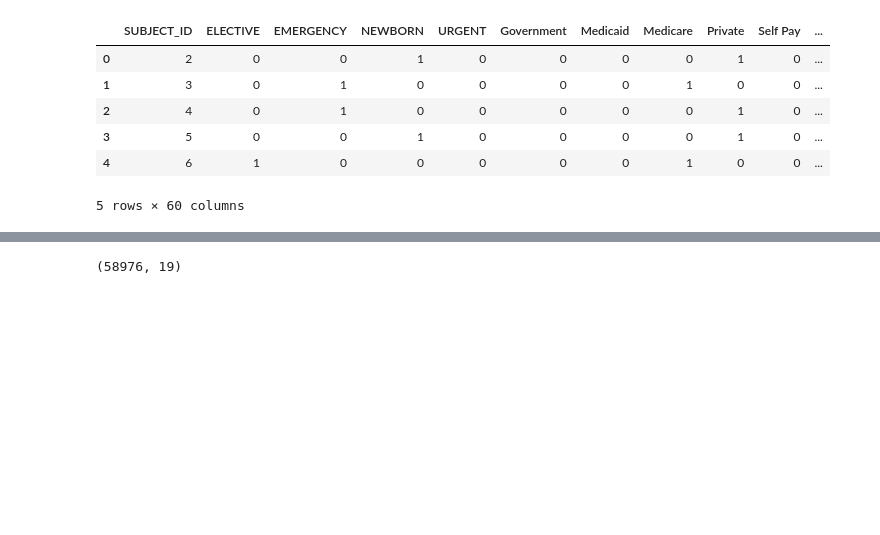
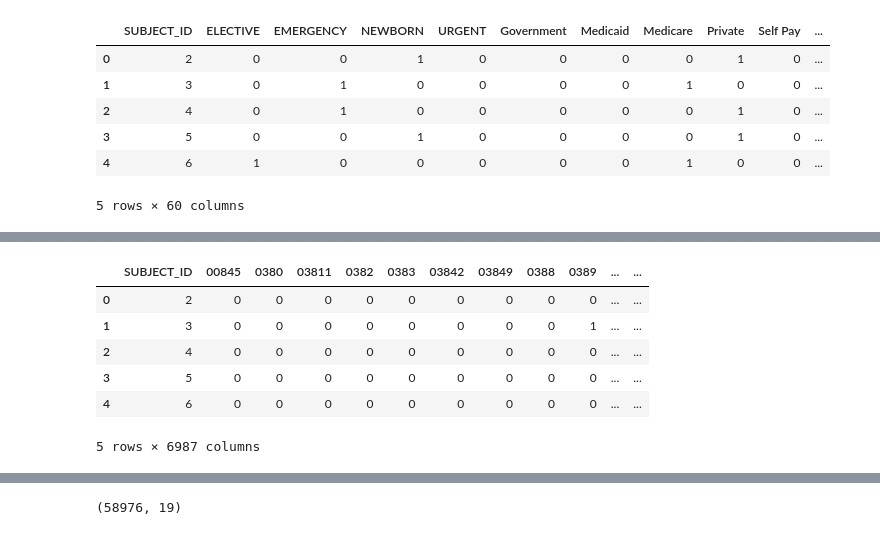
Before and after one commit to kathy908000/Health-Care-Research, a Jupyter notebook: MIMICIII-Matrixfinal.ipynb, the cells around one changed output, grey strips where cells are left out. Cells and saved outputs as stored; diff of their text form; code cells hidden in the pictures; blank space fills up the shorter version.

```diff
--- a/MIMICIII-Matrixfinal.ipynb
+++ b/MIMICIII-Matrixfinal.ipynb
@@ -1357,0 +1360,4 @@ new.head()
+# %%
+# diagnosis not grouped
+didf= pd.read_csv('all_diag_matrix.csv')
+didf.head()
@@ -1357,0 +1402,14 @@ new.head()
+# %%
+col = [0,1,3,4,5,6,7,8,9, 10, 11, 12]
+#col = [0,1,3,4,5,6,7,8,9,10]
+didf2= didf.drop(didf.columns[col],axis=1)
+# %%
+didf2.head()
+# %% [output]
+|  | SUBJECT_ID | 00845 | 0380 | 03811 | 0382 | 0383 | 03842 | 03849 | 0388 | 0389 | ... | ... |
+| 0 | 2 | 0 | 0 | 0 | 0 | 0 | 0 | 0 | 0 | 0 | ... | ... |
+| 1 | 3 | 0 | 0 | 0 | 0 | 0 | 0 | 0 | 0 | 1 | ... | ... |
+| 2 | 4 | 0 | 0 | 0 | 0 | 0 | 0 | 0 | 0 | 0 | ... | ... |
+| 3 | 5 | 0 | 0 | 0 | 0 | 0 | 0 | 0 | 0 | 0 | ... | ... |
+| 4 | 6 | 0 | 0 | 0 | 0 | 0 | 0 | 0 | 0 | 0 | ... | ... |
+5 rows × 6987 columns
```
Also changed, not shown: parts of 22 cells of this notebook.
